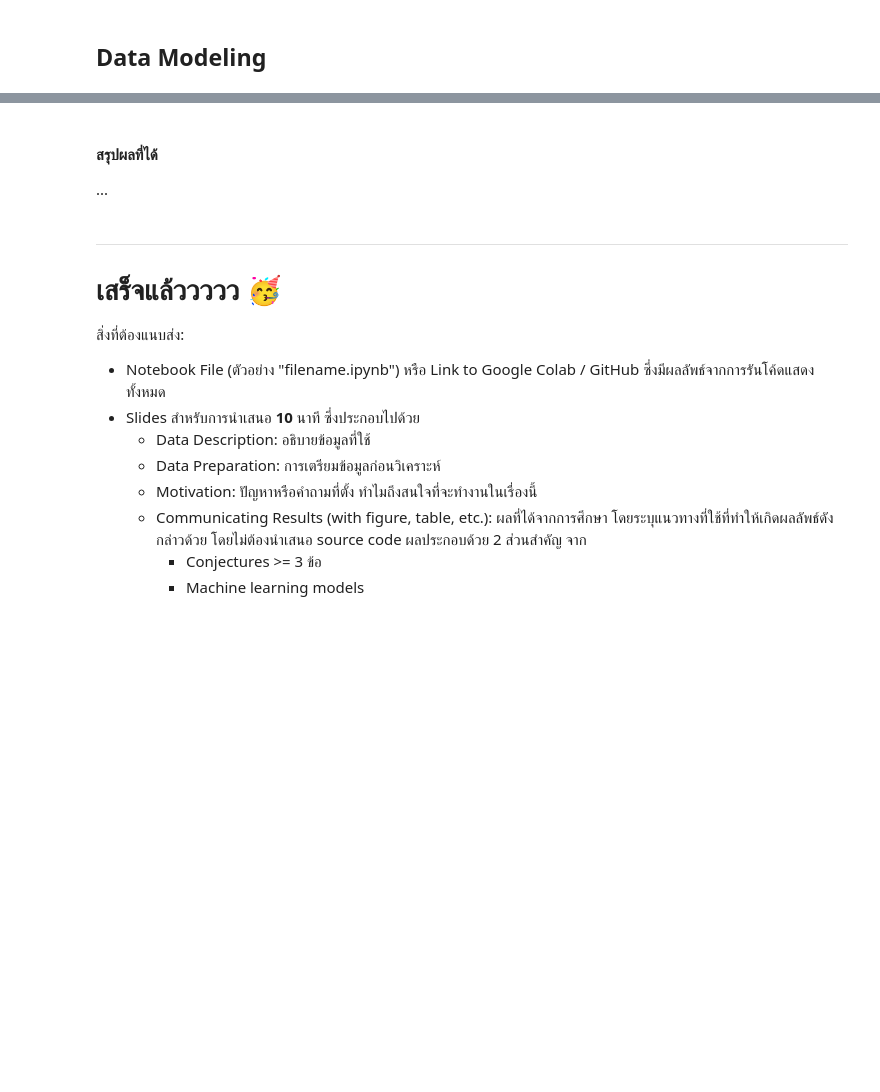
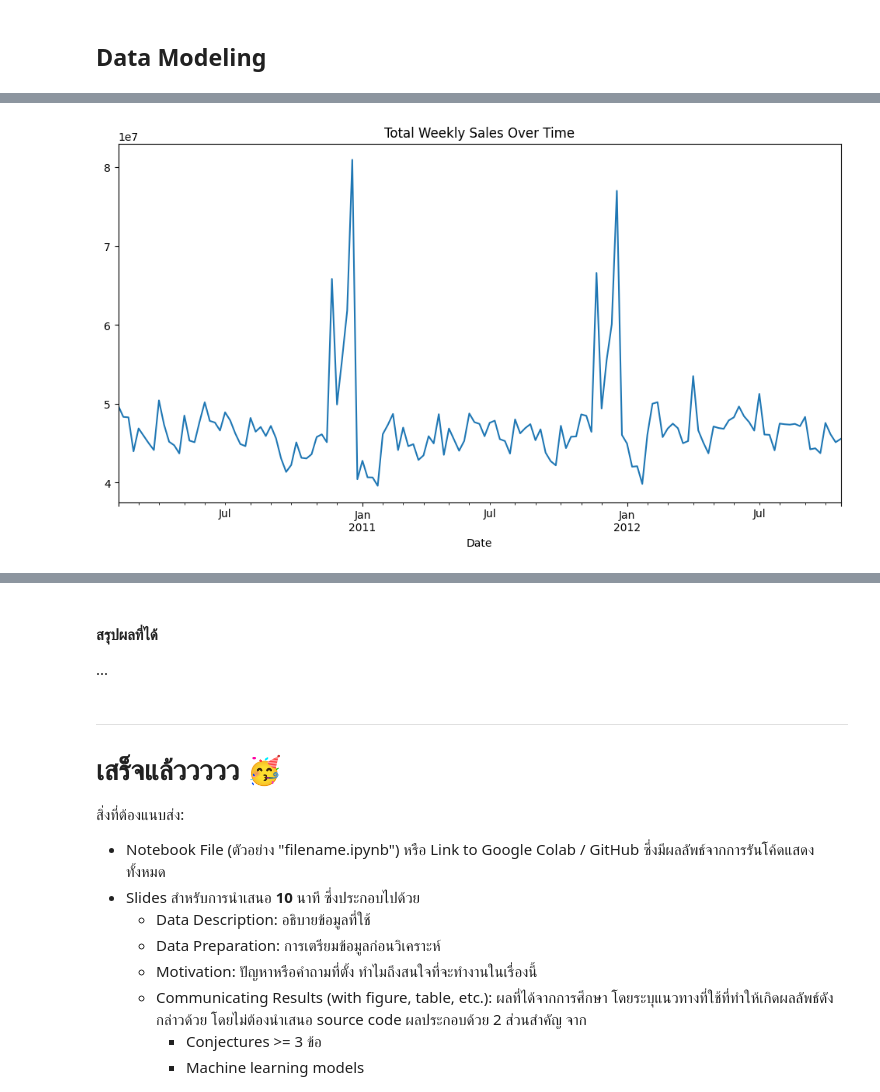
Before and after one commit to jangInw007/A4-Data-Analytics-and-Modeling, a Jupyter notebook: Group_A4_Data_Analytics_and_Modeling.ipynb, the cells around one changed output, grey strips where cells are left out. Saved outputs shown, nothing was run; the diff lists cells and outputs as text; code cells hidden in the pictures; blank space fills up the shorter version.

```diff
--- a/Group_A4_Data_Analytics_and_Modeling.ipynb
+++ b/Group_A4_Data_Analytics_and_Modeling.ipynb
@@ -343,0 +518,2 @@ DataFrame saved successfully to /content/drive/MyDrive/processed_walmart_train_d
+# %%
+df['Date'] = pd.to_datetime(df['Date'])
@@ -343,0 +536,9 @@ DataFrame saved successfully to /content/drive/MyDrive/processed_walmart_train_d
+# %%
+df = df.set_index('Date')
+# %%
+weekly_sales_total = df.groupby('Date')['Weekly_Sales'].sum()
+# %%
+weekly_sales_total.plot(figsize=(12, 6), title='Total Weekly Sales Over Time')
+plt.show()
+# %% [output]
+[figure, added]
```
Also changed, not shown: parts of 28 cells of this notebook.
